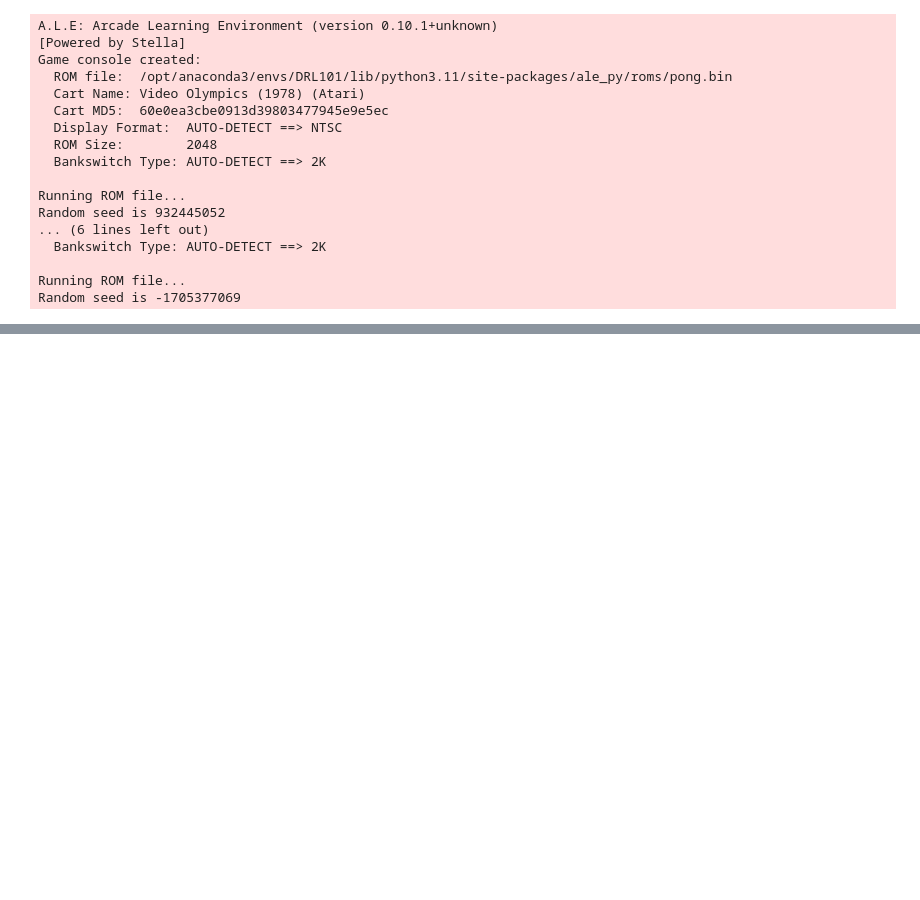
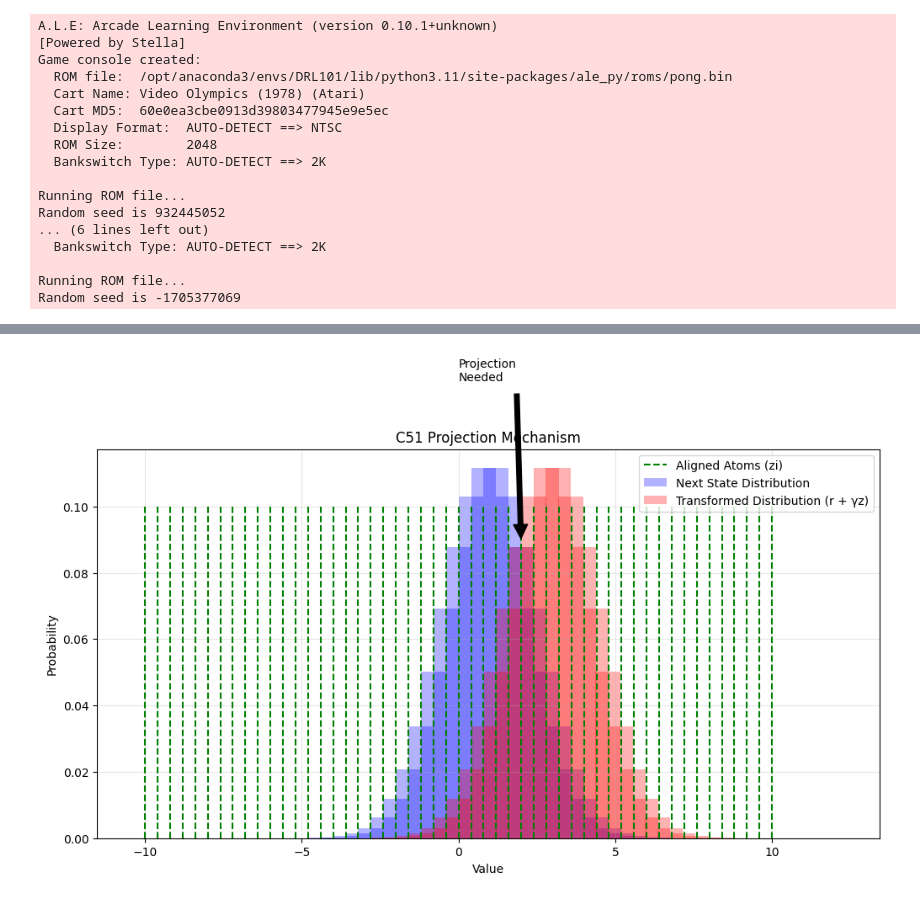
Before and after one commit to mohasarfi/DRL101MS, a Jupyter notebook: C51.ipynb, the cells around one changed output, grey strips where cells are left out. Cells and saved outputs as stored; diff of their text form; code cells hidden in the pictures; blank space fills up the shorter version.

```diff
--- a/C51.ipynb
+++ b/C51.ipynb
@@ -171,0 +151,43 @@ NameError: name 'state_dim' is not defined
+# %%
+def visualize_projection_mechanism():
+    # Setup parameters
+    V_MIN, V_MAX = -10, 10
+    N_ATOMS = 51
+    GAMMA = 0.99
+    REWARD = 2.0
+
+    # Create support points (aligned atoms)
+    support = np.linspace(V_MIN, V_MAX, N_ATOMS)
+
+    # Create next-state distribution (example)
+    next_distr = F.softmax(torch.tensor([-((x - 1)**2)/4 for x in support]), dim=0).numpy()
+
+    # Calculate transformed atoms (Tz = r + γz)
+    transformed_support = REWARD + GAMMA * support
+
+    plt.figure(figsize=(12, 6))
+
+    # Plot original support points and distribution
+    plt.bar(support, next_distr, alpha=0.3, label='Next State Distribution', color='blue')
+
+    # Plot transformed support points
+    plt.bar(transformed_support, next_distr, alpha=0.3, label='Transformed Distribution (r + γz)', color='red')
+
+    # Mark aligned atoms
+    plt.vlines(support, 0, 0.1, colors='green', linestyles='dashed', label='Aligned Atoms (zi)')
+
+    # Annotate key components
+    plt.annotate('Projection\nNeeded', xy=(transformed_support[25], next_distr[25]),
+                xytext=(transformed_support[25]-2, next_distr[25]+0.05),
+                arrowprops=dict(facecolor='black', shrink=0.05))
+
+    plt.title('C51 Projection Mechanism')
+    plt.xlabel('Value')
+    plt.ylabel('Probability')
+    plt.legend()
+    plt.grid(True, alpha=0.3)
+    plt.show()
+
+visualize_projection_mechanism()
+# %% [output]
+[figure, added]
```
Also changed, not shown: parts of 6 cells of this notebook.
